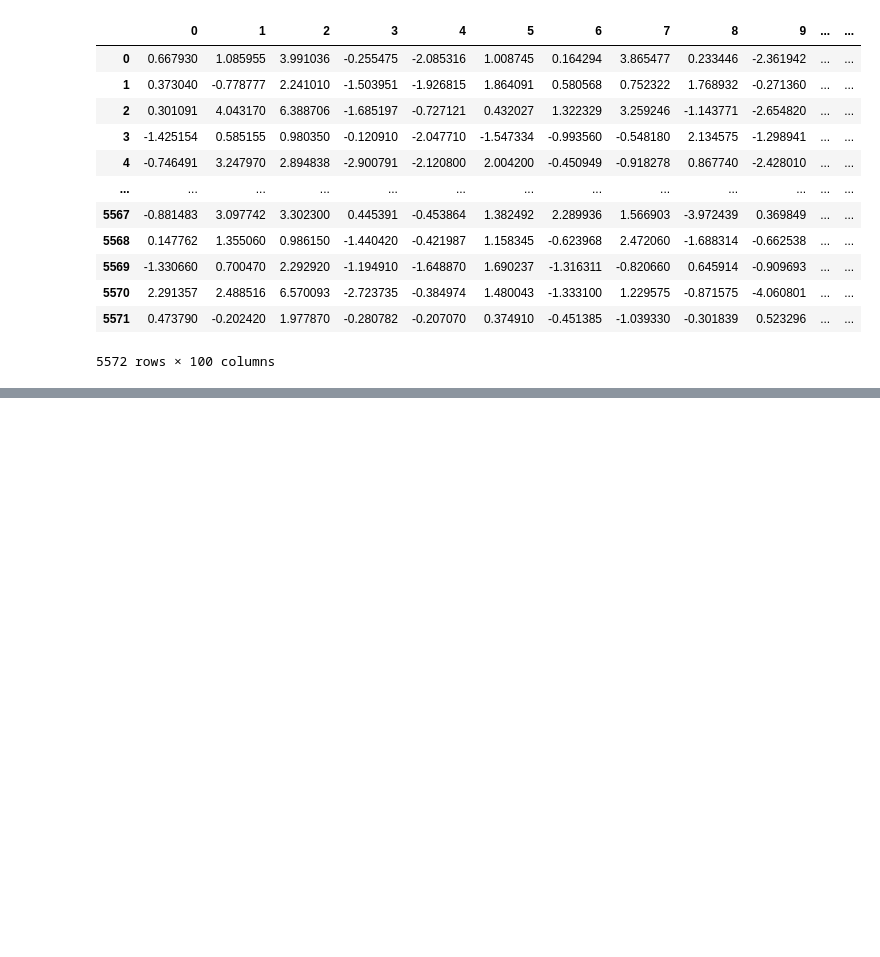
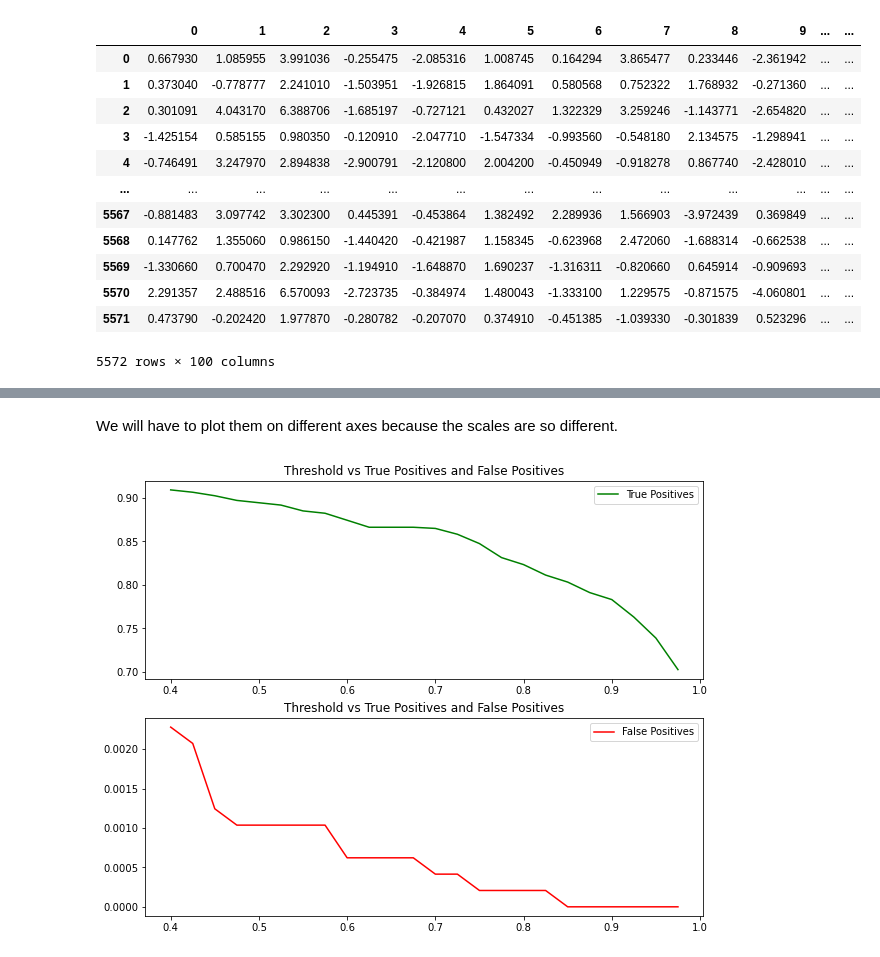
Before and after one commit to bengruher/SMS-Spam-Detection, a Jupyter notebook: sms-spam-detection.ipynb, the cells around one changed output, grey strips where cells are left out. Cells and saved outputs as stored; diff of their text form; code cells hidden in the pictures; blank space fills up the shorter version.

```diff
--- a/sms-spam-detection.ipynb
+++ b/sms-spam-detection.ipynb
@@ -1074,0 +1103,2 @@ F1 Beta Score:  0.9281894515037353
+# %%
+X_train, X_test, y_train, y_test = train_test_split(X, y, random_state = RANDOM_STATE+1, test_size = TEST_RATIO)
@@ -1074,0 +1138,7 @@ F1 Beta Score:  0.9281894515037353
+# %%
+print('Number of false positives: ', len(false_positives))
+print('False positives: ')
+for i in range(len(false_positives)):
+    print(f'{i}.')
+    print('\tMessage: ', false_positives[i])
+    print('\tConfidence: ', pos_conf[i])
@@ -1074,0 +1159,7 @@ F1 Beta Score:  0.9281894515037353
+# %%
+# recreate pipeline with optimal hyperparameters
+spam_pipeline = Pipeline([('vect', CountVectorizer(lowercase=False, strip_accents='ascii', max_df=0.9, min_df=0.0005)),
+                          ('tfidf', TfidfTransformer()),
+                          ('nb', MultinomialNB()),])
+
+spam_pipeline.set_params(**gs_nb.best_params_)
@@ -1074,0 +1239,13 @@ F1 Beta Score:  0.9281894515037353
+# %%
+x = []
+true_pos_y = []
+false_pos_y = []
+
+for t in np.arange(0.4, 1, 0.025):
+    results = nb_threshold_test(t)
+    tpr = results[0]
+    fpr = results[1]
+    print('Threshold: {}, True Positive Rate: {}, False Positive Rate: {}'.format(t, tpr, fpr))
+    x.append(t)
+    true_pos_y.append(tpr)
+    false_pos_y.append(fpr)
@@ -1074,0 +1270,18 @@ F1 Beta Score:  0.9281894515037353
+# %% [markdown]
+We will have to plot them on different axes because the scales are so different.
+# %%
+plt.rcParams['figure.figsize'] = [10, 8]
+
+plt.subplot(2, 1, 1)
+plt.title('Threshold vs True Positives and False Positives')
+plt.plot(x, true_pos_y, label = "True Positives", color='green')
+plt.legend()
+
+plt.subplot(2, 1, 2)
+plt.title('Threshold vs True Positives and False Positives')
+plt.plot(x, false_pos_y, label = "False Positives", color='red')
+plt.legend()
+
+plt.show()
+# %% [output]
+[figure, added]
```
Also changed, not shown: parts of 32 cells of this notebook, 1 other file.
